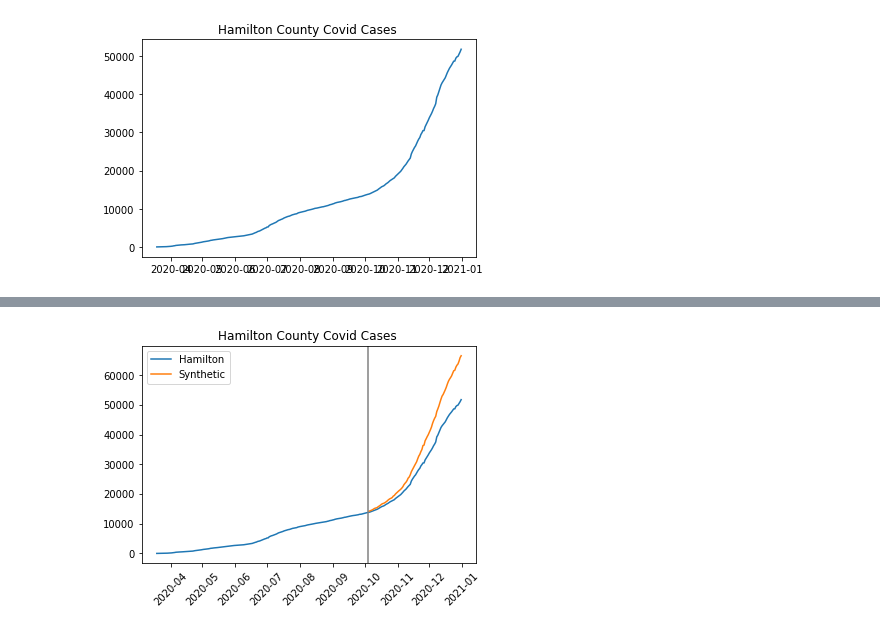
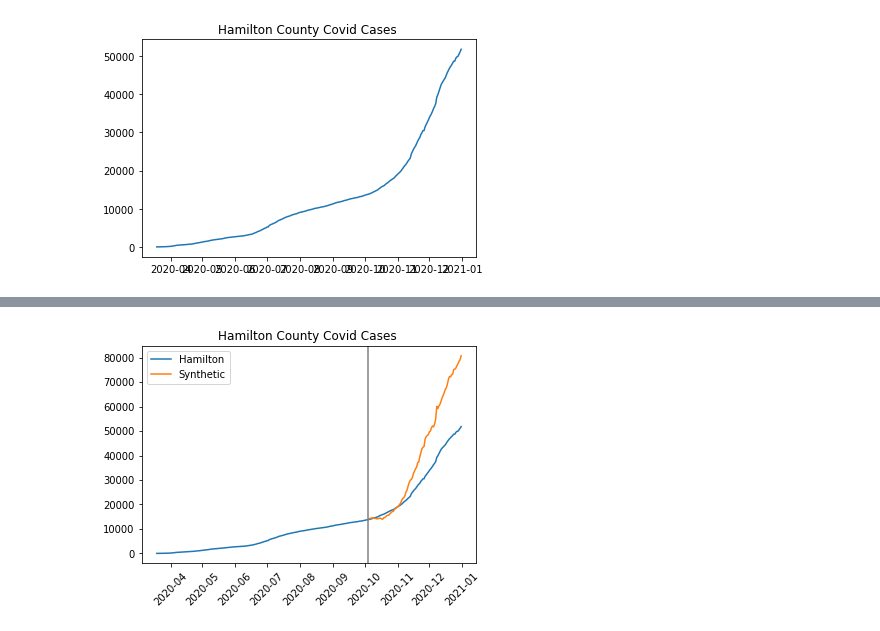
Before and after one commit to Joshuashou/Synthetic-Control-Paper-Model, a Jupyter notebook: Synthetic Control paper.ipynb, the cells around one changed output, grey strips where cells are left out. Drawn from its saved outputs; the diff is of its cells as text; code cells hidden in the pictures.

Commit message:
Edits for robust synthetic control

```diff
--- a/Synthetic Control paper.ipynb
+++ b/Synthetic Control paper.ipynb
@@ -98,0 +254,4 @@ attendance_df.tail(50)
+# %%
+stadium_county_df.rename(columns={'Team ': 'Team'}, inplace=True)
+
+stadium_county_df
@@ -125,7 +298,6 @@ plt.show()
 #Want to construct synthetic control for Hamilton County after Cincinnati NFL game at 10/4
 
 #First, we gain the list of synthetic counties to use
-cincinnati_synthetic_counties = list(attendance_df.loc[attendance_df['Team'] == 'Cincinnati Bengals']['Neutral_Counties'])[0]
-
-cincinnati_synthetic_counties
+cincinnati_synthetic_counties = list(stadium_county_df.loc[stadium_county_df['Team'] == 'Cincinnati']['Donor_Counties'])[0]
+print(sorted(cincinnati_synthetic_counties))
 # %% [output]
@@ -137,26 +309,28 @@ cincinnati_synthetic_counties
 
 
 
-#Data doesn't exist for some counties before 3/20, so we'll use data after that
+#Data doesn't exist for some counties before 3/27, so we'll use data after that
 Y = hamilton_data.loc[hamilton_data['date'] < '2020-10-04']
-Y = Y.loc[Y['date'] > '2020-03-20']
+Y = Y.loc[Y['date'] > '2020-03-27']
 
 #X is county covid results for synthetic counties before 2020-10-04
 X = county_covid[(county_covid['county'].isin(cincinnati_synthetic_counties)) & (county_covid['date'] < '2020-10-04')]
 
-#Data doesn't exist for some counties before 3/20, so we'll use data after that
-X = X.loc[X['date'] > '2020-03-20']
-
+#Data doesn't exist for some counties before 3/27, so we'll use data after that
+X = X.loc[X['date'] > '2020-03-27']
 
 #X = X[['date', 'county', 'cases']]
 
 #We need to create a pivot table with cases, date, and county
 X_pivot = X.pivot_table(columns='county', values = 'cases',index = 'date')
 
-
 Y_pivot = Y.pivot_table(columns='county', values='cases', index='date')
 
-Lasso_weights = Lasso(fit_intercept=False, normalize=True, tol = 0.005).fit(X_pivot, Y_pivot).coef_
+X_pivot.fillna(0, inplace=True)
+Y_pivot.fillna(0, inplace=True)
+
+
+Lasso_weights = Lasso(fit_intercept=False).fit(X_pivot, Y_pivot).coef_
 
 Lasso_weights.round(3)
 # %% [output]
@@ -164,35 +347,45 @@ array([10.169,  1.932,  0.72 , -8.177,  0.92 , -0.055])
 # %%
-#Now, with these Lasso Weights we perform a dot product on the synthetic controls to create our Synthetic Variable.
 
-
-#Create synthetic for post NFL opening dates in data
 X_post = county_covid[(county_covid['county'].isin(cincinnati_synthetic_counties)) & (county_covid['date'] > '2020-10-04')]
 
 X_post_pivot = X_post.pivot_table(columns='county', values = 'cases',index = 'date')
 
 Y_post = hamilton_data.loc[hamilton_data['date'] > '2020-10-04']
 
 Y_post_pivot = Y_post.pivot_table(columns='county', values = 'cases',index = 'date')
 
+pca = PCA().fit(X_pivot) #Fit PCA on previous Data
+    ####
+
+    #print(pca.explained_variance_ratio_)
+
+# lm = LinearRegression()
+# X_pivot_pca = pca.transform(X_pivot)
+
+# pcr = lm.fit(X_pivot_pca, Y_pivot)
+
+# pca_post = pca.transform(X_post_pivot)
+# prediction = pcr.predict(pca_post)
 
 Hamilton_synthetic = X_post_pivot.dot(Lasso_weights)
+
 
 #Plot Hamilton_synthetic along with actual Hamilton data past 10/4 results.
 
 plt.plot(hamilton_data['date'], hamilton_data['cases'], label='Hamilton')
 plt.plot(Hamilton_synthetic, label='Synthetic')
 plt.xticks(rotation=45)
 plt.title("Hamilton County Covid Cases ")
 #plt.tick_params(axis='x', which='major')
 plt.xticks()
 plt.axvline(x=pd.Timestamp("2020-10-04"), ymin = 0, ymax = 1, color='grey')
 #plt.gcf().autofmt_xdate()
 
 plt.legend()
 plt.show()
-#X_post_pivot
+# #X_post_pivot
 # %% [output]
-[figure, old version]
+[figure, new version]
 # %%
 #Make earlier process into a function to generalize to other Stadiums
 
```
Also changed, not shown: parts of 15 cells of this notebook.
